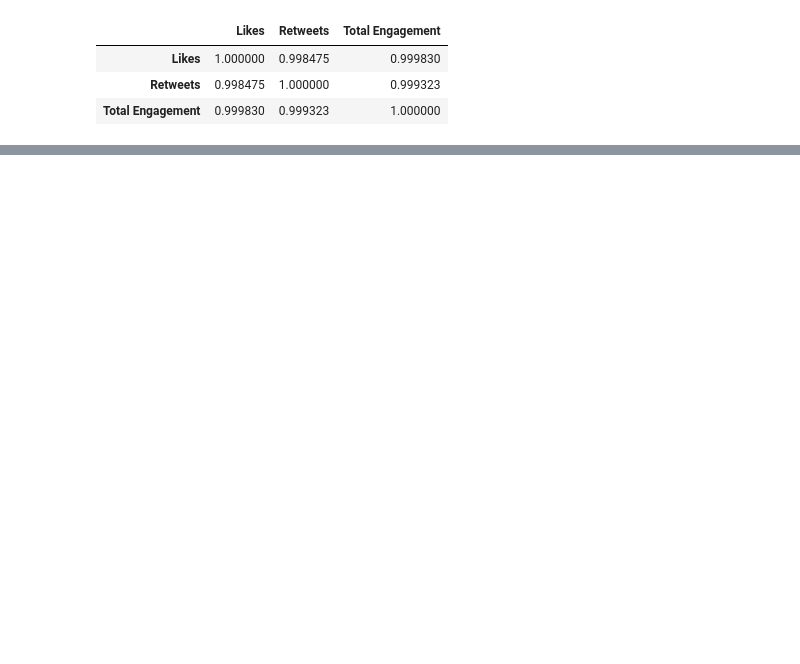
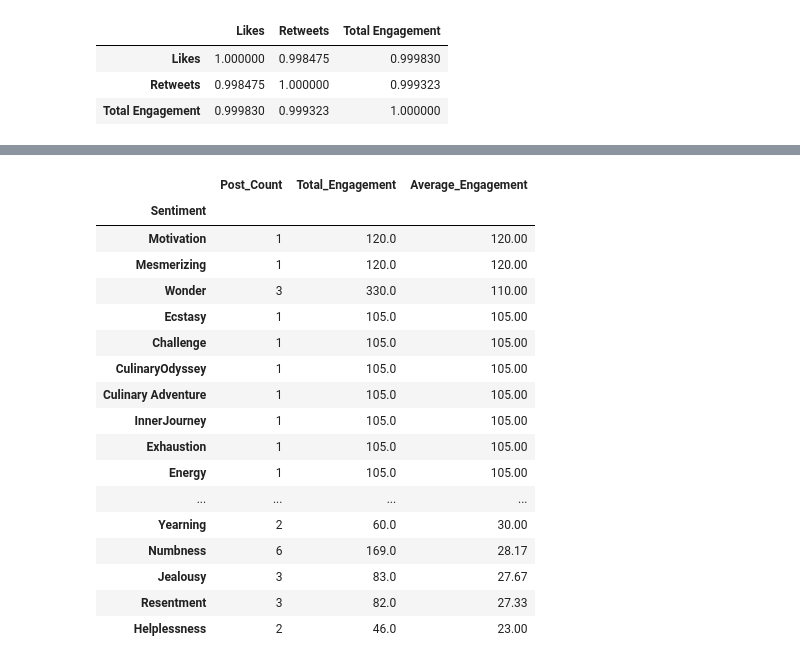
Before and after one commit to euiedavid/social-media-sentiments-analysis, a Jupyter notebook: notebook/social_media_sentiments_eda.ipynb, the cells around one changed output, grey strips where cells are left out. Cells and saved outputs as stored; diff of their text form; code cells hidden in the pictures; blank space fills up the shorter version.

```diff
--- a/notebook/social_media_sentiments_eda.ipynb
+++ b/notebook/social_media_sentiments_eda.ipynb
@@ -1151,0 +1177,34 @@ plt.show()
+# %%
+sentiment_engagement = data.groupby('Sentiment').agg(
+    Post_Count=('Total Engagement', 'count'),
+    Total_Engagement=('Total Engagement', 'sum'),
+    Average_Engagement=('Total Engagement', 'mean')
+)
+
+sentiment_engagement['Average_Engagement'] = sentiment_engagement['Average_Engagement'].round(2)
+
+sentiment_engagement = sentiment_engagement.sort_values(
+    by='Average_Engagement',
+    ascending=False
+)
+
+sentiment_engagement
+# %% [output]
+|  | Post_Count | Total_Engagement | Average_Engagement |
+| Sentiment |  |  |  |
+| Motivation | 1 | 120.0 | 120.00 |
+| Mesmerizing | 1 | 120.0 | 120.00 |
+| Wonder | 3 | 330.0 | 110.00 |
+| Ecstasy | 1 | 105.0 | 105.00 |
+| Challenge | 1 | 105.0 | 105.00 |
+| CulinaryOdyssey | 1 | 105.0 | 105.00 |
+| Culinary Adventure | 1 | 105.0 | 105.00 |
+| InnerJourney | 1 | 105.0 | 105.00 |
+| Exhaustion | 1 | 105.0 | 105.00 |
+| Energy | 1 | 105.0 | 105.00 |
+| ... | ... | ... | ... |
+| Yearning | 2 | 60.0 | 30.00 |
+| Numbness | 6 | 169.0 | 28.17 |
+| Jealousy | 3 | 83.0 | 27.67 |
+| Resentment | 3 | 82.0 | 27.33 |
+| Helplessness | 2 | 46.0 | 23.00 |
```
Also changed, not shown: parts of 6 cells of this notebook.
